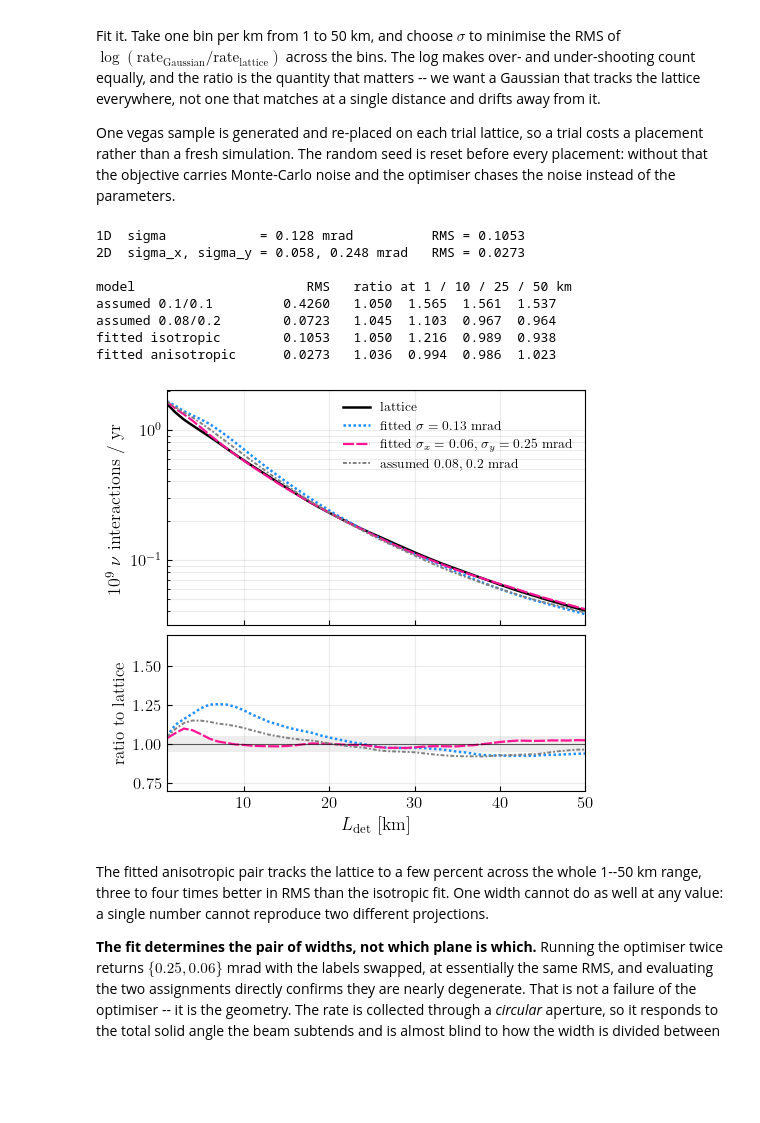
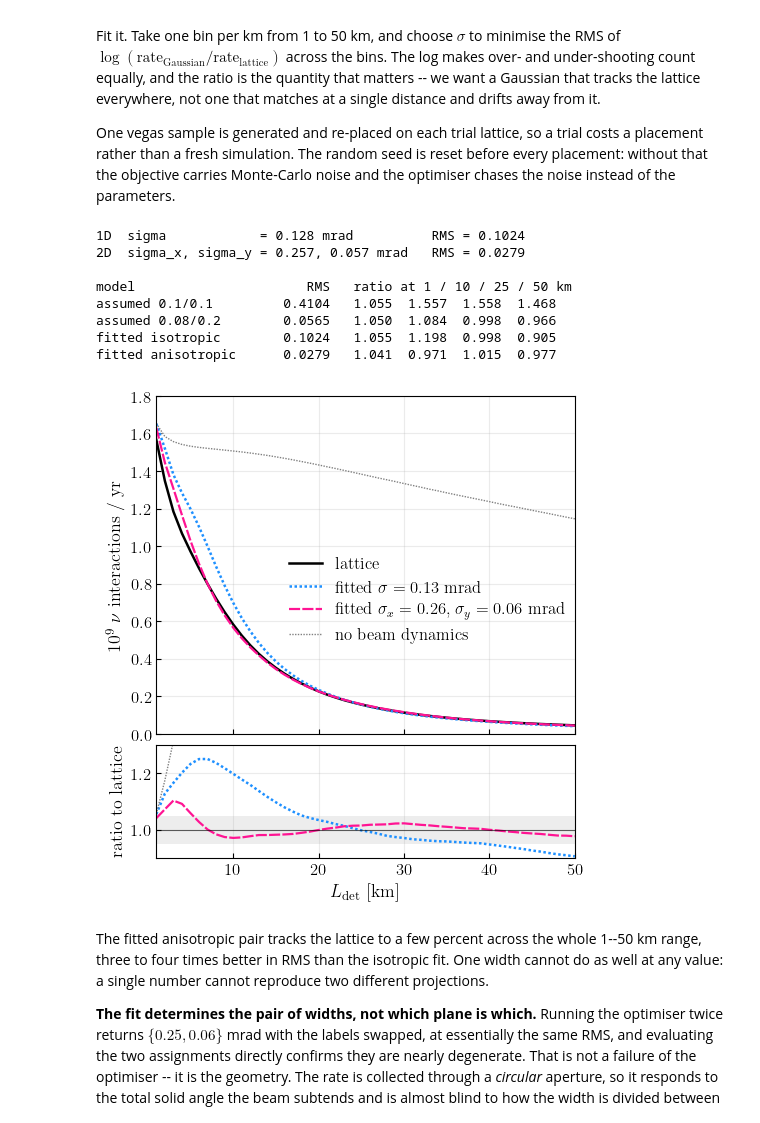
Before and after one commit to jchoi55/MINT, a Jupyter notebook: MINT_examples/collider_ring.ipynb, the cells around one changed output. Cells and saved outputs as stored; diff of their text form; code cells hidden in the pictures; blank space fills up the shorter version.

```diff
--- a/MINT_examples/collider_ring.ipynb
+++ b/MINT_examples/collider_ring.ipynb
@@ -1424,7 +1424,7 @@ SEED = 20250816
 
 # one generation, reused for every trial
 np.random.seed(SEED)
-_ring0, _s_mb, _ipy = mint.beams.standard_beam("numubar", n_evals=6e4)
+_ring0, _s_mb, _ipy = mint.beams.standard_beam("numubar", n_evals=3e5)
 _s_e = _s_mb.reweighted_copy(nuflavor="nue")
 
 
@@ -1474,54 +1474,58 @@ for lbl, a, b in (("assumed 0.1/0.1", 1e-4, 1e-4),
     print(f"{lbl:22s}{np.sqrt(np.mean(np.log(r)**2)):8.4f}   "
           f"{r[0]:.3f}  {r[9]:.3f}  {r[24]:.3f}  {r[49]:.3f}")
 # %% [output]
-1D  sigma            = 0.128 mrad          RMS = 0.1053
-2D  sigma_x, sigma_y = 0.058, 0.248 mrad   RMS = 0.0273
+1D  sigma            = 0.128 mrad          RMS = 0.1024
+2D  sigma_x, sigma_y = 0.257, 0.057 mrad   RMS = 0.0279
 
 model                      RMS   ratio at 1 / 10 / 25 / 50 km
-assumed 0.1/0.1         0.4260   1.050  1.565  1.561  1.537
-assumed 0.08/0.2        0.0723   1.045  1.103  0.967  0.964
-fitted isotropic        0.1053   1.050  1.216  0.989  0.938
-fitted anisotropic      0.0273   1.036  0.994  0.986  1.023
+assumed 0.1/0.1         0.4104   1.055  1.557  1.558  1.468
+assumed 0.08/0.2        0.0565   1.050  1.084  0.998  0.966
+fitted isotropic        0.1024   1.055  1.198  0.998  0.905
+fitted anisotropic      0.0279   1.041  0.971  1.015  0.977
+# %%
+FITTED = [
+    ("lattice", None, "black", "-", 1.8),
+    (rf"fitted $\sigma={SIG_ISO*1e3:.2f}$ mrad", (SIG_ISO, SIG_ISO),
+     "dodgerblue", (0, (1, 1)), 1.8),
+    (rf"fitted $\sigma_x={SIG_X*1e3:.2f}$, $\sigma_y={SIG_Y*1e3:.2f}$ mrad",
+     (SIG_X, SIG_Y), "deeppink", (0, (5, 1)), 1.6),
+    (r"assumed $0.08$, $0.2$ mrad", (0.8e-4, 2.0e-4), "grey", (0, (2, 1, 1, 1)), 1.4),
+    ("no beam dynamics", (0,0), "grey", (0, (1, 1, 1, 1)), 1.0),
+]
+
+curves = {}
+for lbl, pars, *_ in FITTED:
+    curves[lbl] = lattice_curve if pars is None else rate_curve(ring_with_divergence(*pars))
 # %%
-FITTED = [
-    ("lattice", None, "black", "-", 1.8),
-    (rf"fitted $\sigma={SIG_ISO*1e3:.2f}$ mrad", (SIG_ISO, SIG_ISO),
-     "dodgerblue", (0, (1, 1)), 1.8),
-    (rf"fitted $\sigma_x={SIG_X*1e3:.2f}$, $\sigma_y={SIG_Y*1e3:.2f}$ mrad",
-     (SIG_X, SIG_Y), "deeppink", (0, (5, 1)), 1.6),
-    (r"assumed $0.08$, $0.2$ mrad", (0.8e-4, 2.0e-4), "grey", (0, (2, 1, 1, 1)), 1.4),
-]
-
-curves = {}
-for lbl, pars, *_ in FITTED:
-    curves[lbl] = lattice_curve if pars is None else rate_curve(ring_with_divergence(*pars))
-
-fig, (ax, axr) = plt.subplots(2, 1, figsize=(5.4, 5.2), sharex=True,
-                              gridspec_kw={"hspace": 0.05, "height_ratios": [3, 2]})
+fig, (ax, axr) = plt.subplots(2, 1, figsize=(5.4, 6), sharex=True,
+                              gridspec_kw={"hspace": 0.05, "height_ratios": [3, 1]})
 for lbl, _, c, ls, lw in FITTED:
+    if "assumed" in lbl:
+        continue
     ax.plot(D_FIT / 1e5, curves[lbl] / 1e9, color=c, ls=ls, lw=lw, label=lbl)
     if lbl != "lattice":
         axr.plot(D_FIT / 1e5, curves[lbl] / lattice_curve, color=c, ls=ls, lw=lw)
 
-ax.set_yscale("log")
+# ax.set_yscale("log")
+ax.set_ylim(0, 1.8)
 ax.set_ylabel(r"$10^9$ $\nu$ interactions / yr", fontsize=13)
-ax.legend(frameon=False, fontsize=9.5)
 ax.tick_params(which="both", direction="in", labelsize=12)
 ax.grid(which="both", alpha=0.25)
 
 axr.axhline(1.0, color="black", lw=0.8, alpha=0.6)
 axr.fill_between([1, 50], 0.95, 1.05, color="black", alpha=0.07, lw=0)
-axr.set_ylim(0.7, 1.7)
+axr.set_ylim(0.9, 1.3)
 axr.set_xlim(1, 50)
 axr.set_xlabel(r"$L_{\rm det}$ [km]", fontsize=13)
-axr.set_ylabel("ratio to lattice", fontsize=12)
+axr.set_ylabel("ratio to lattice", fontsize=13)
 axr.tick_params(which="both", direction="in", labelsize=12)
 axr.grid(which="both", alpha=0.25)
+ax.legend(frameon=False, fontsize=12, loc=(0.3, 0.25))
 
 fig.subplots_adjust(hspace=0.05)
 fig.savefig("plots/nu_rate_gaussian_fit.pdf", dpi=300, bbox_inches="tight")
 # %% [output]
-[figure, old version]
+[figure, new version]
 # %% [markdown]
 The fitted anisotropic pair tracks the lattice to a few percent across the whole
 1--50 km range, three to four times better in RMS than the isotropic fit. One
```
Also changed, not shown: parts of 13 cells of this notebook, 22 other files.
